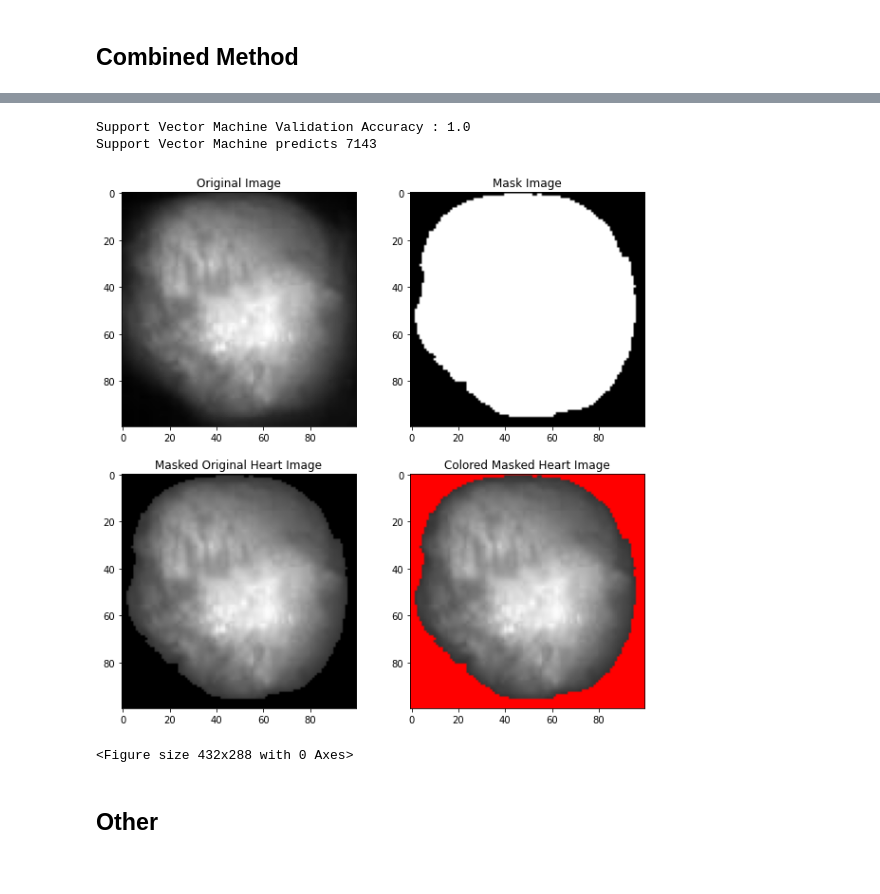
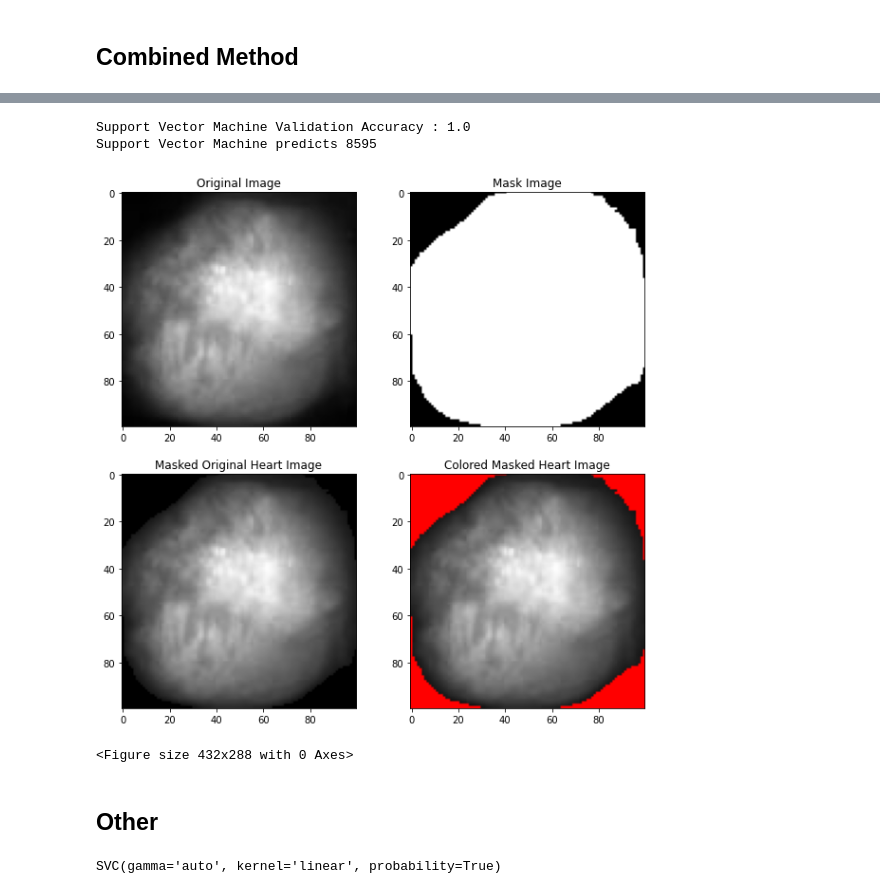
Before and after one commit to DSatoLab/Automated-Object-Detection-with-AI, a Jupyter notebook: main.ipynb, the cells around one changed output, grey strips where cells are left out. Saved outputs shown, nothing was run; the diff lists cells and outputs as text; code cells hidden in the pictures.

```diff
--- a/main.ipynb
+++ b/main.ipynb
@@ -36,15 +36,15 @@ def gray2rgb(image):
 
 
 def plot_result(img:np.ndarray, mask:np.ndarray, fig_path:str, name_panel = '', name_single = '') -> None:
-    ''' to plot four panel images
+    ''' plot results with four panels.
     Params:
-        img: image to be plotted
-        mask: mask to be plotted
-        fig_path: save path
-        name_panel: name of the four panel plot, set to '' if don't want to save
-        name_single: name of the single red mask image to be saved, set to '' if don't want to save
+        img: the background image or the original image.
+        mask: the mask generated, should have the same shape as img.
+        fig_path: path to save the figures
+        name_panel: name of the four panel plot, set to '' to avoid saving the fig
+        name_single: name of the single red mask image to be saved, set to '' to avoid saving the fig
     '''
-#     img=mpimg.imread(im_path)
+    # img=mpimg.imread(im_path)
 
     fig = plt.subplots(nrows=2, ncols=2, figsize=(10,10))
 
@@ -105,9 +105,8 @@ def save_result(img:np.ndarray, mask:np.ndarray, fig_path:str, name:str) -> None
                 tmp[i][j][0] = 255
     Image.fromarray(tmp.astype(np.uint8)).save(os.path.join(fig_path, name+'red.jpg'))
 
-
 def load_train(frame:int, csv_name:str, offset=0) -> (np.ndarray,np.ndarray,np.ndarray,np.ndarray):
-    '''To load training data from the csv. The csv is the manually selected data
+    '''To load training data from the csv. The csv is the manually selected data.
     Note that the csv file assumed to be fixed and the data splited according to a constant.
     Params:
         frame: specify how many frames with be used for training, always start at the first frame.
@@ -165,6 +164,7 @@ def load_test(frame:int, folder_name:str, offset=0) -> (np.ndarray,np.ndarray):
 
 def load_train_test(frame:int, csv_name:str, folder_name:str, offset=0):
     '''To combine load_train and load_test.
+
     Params:
         frame: specify how many frames
         csv_name: to be used in load_train
@@ -405,23 +468,36 @@ Accummulative Training Data: Heart: 4944, nonheart: 525
 # %%
 def combined_svm_wrapper(img_path, s, X, Y):
-    test, bgimg = load_test(32, img_path)
-    svm_predict(X[:,:32], Y, X[:,:32], Y, test, bgimg, '', '')
-#     test, bgimg = load_test(256, img_path)
-#     svm_predict(X[:,:256], Y, X[:,:256], Y, test, bgimg, '', '')
-#     test, bgimg = load_test(512, img_path)
-#     svm_predict(X[:,:512], Y, X[:,:512], Y, test, bgimg, '', '')
+    ''' This is a wrapper to use k-means extracted training data to train svm.
+    '''
+    test, bgimg = load_test(16, img_path)
+    svm_predict(X[:,:16], Y, X[:,:16], Y, test, bgimg, '', 'combined8.jpg')
+
+#     test, bgimg = load_test(16, img_path)
+#     svm_predict(X[:,:16], Y, X[:,:16], Y, test, bgimg, '', 'combined16.jpg')
+
+#     test, bgimg = load_test(32, img_path)
+#     svm_predict(X[:,:32], Y, X[:,:32], Y, test, bgimg, '', 'combined32.jpg')
 #     test, bgimg = load_test(1024, img_path)
 #     svm_predict(X[:,:1024], Y, X[:,:1024], Y, test, bgimg, '', '')
 
-combined_svm_wrapper('images/R1/i1/r1-1-', 'r1', X, Y)
+combined_svm_wrapper('images/r1_rotate/r1_', 'r1_rotate', X, Y)
 # combined_svm_wrapper('images/R2/i1/r2-1-', 'r2', X, Y)
 # combined_svm_wrapper('images/R3/i2/r3-2-', 'r3', X, Y)
 # combined_svm_wrapper('images/R4/b1/r4b1-', 'r4', X, Y)
 # %% [output]
 Support Vector Machine Validation Accuracy : 1.0
-Support Vector Machine predicts 7143
+Support Vector Machine predicts 8595
-[figure, old version]
+[figure, new version]
 <Figure size 432x288 with 0 Axes>
 # %% [markdown]
 ## Other
+# %%
+####### combine masks back to video with 30 as step
+from tqdm import tqdm
+test, bgimg = load_test(1024, 'images/r1_shrink/r1_')
+s = 'r1_shrink'
+clf = svm.SVC(gamma = 'auto', kernel = 'linear', probability=True)
+clf.fit(X[:,:16], Y)
+# %% [output]
+SVC(gamma='auto', kernel='linear', probability=True)
 # %%
```
Also changed, not shown: parts of 6 cells of this notebook, 2 other files.
